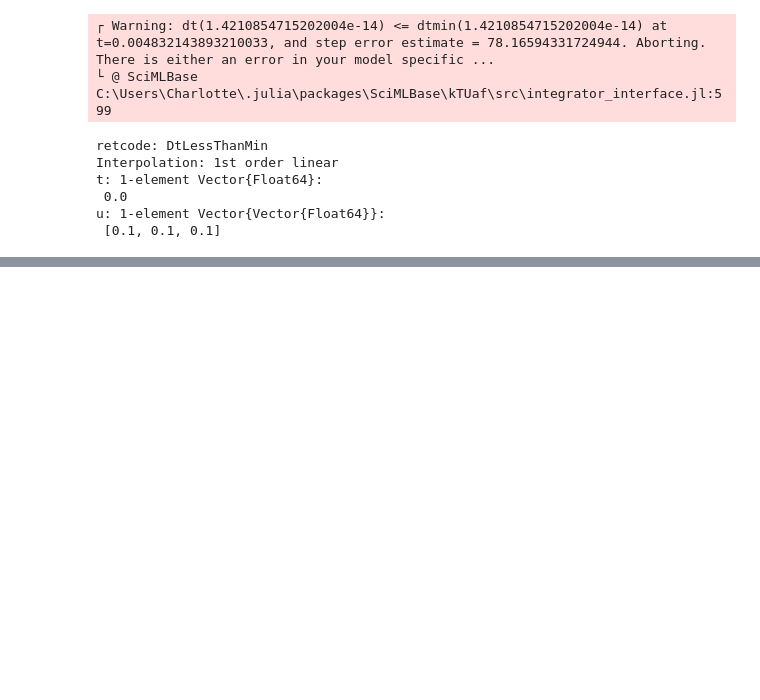
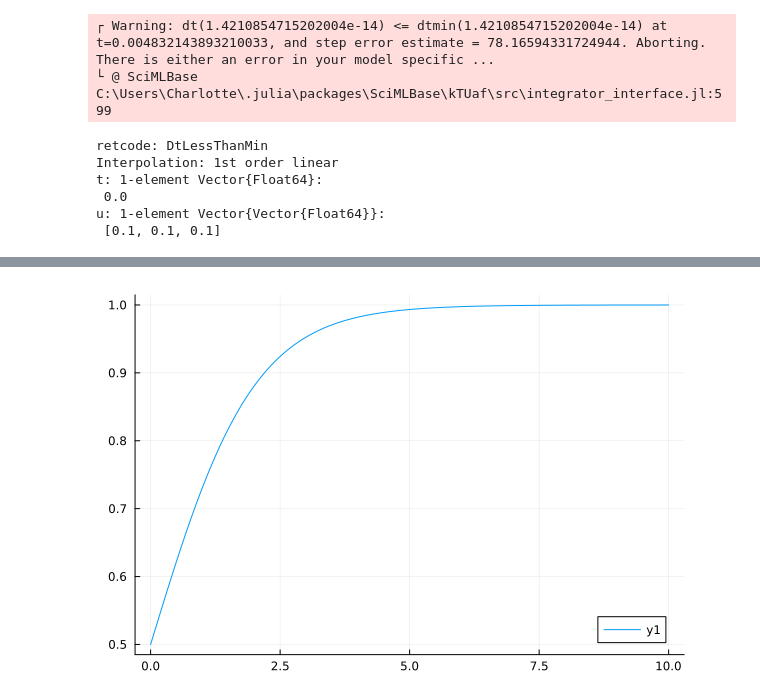
Before and after one commit to cjmerzbacher/sampling-networks, a Jupyter notebook: hiscock_model/hiscock_model.ipynb, the cells around one changed output, grey strips where cells are left out. Cells and saved outputs as stored; diff of their text form; code cells hidden in the pictures; blank space fills up the shorter version.

```diff
--- a/hiscock_model/hiscock_model.ipynb
+++ b/hiscock_model/hiscock_model.ipynb
@@ -48,0 +62,10 @@ plot(sol)
+# %%
+#Test various nonlinearities
+savetimes = LinRange(0, 10, resolution)
+phi(x) = 1/(exp(x) - 1)
+mm(x) = (1)/(1+exp(-x))
+
+plottimes = mm.(savetimes)
+plot(savetimes, plottimes)
+# %% [output]
+[figure, added]
```
Also changed, not shown: parts of 10 cells of this notebook, 2 other files.
